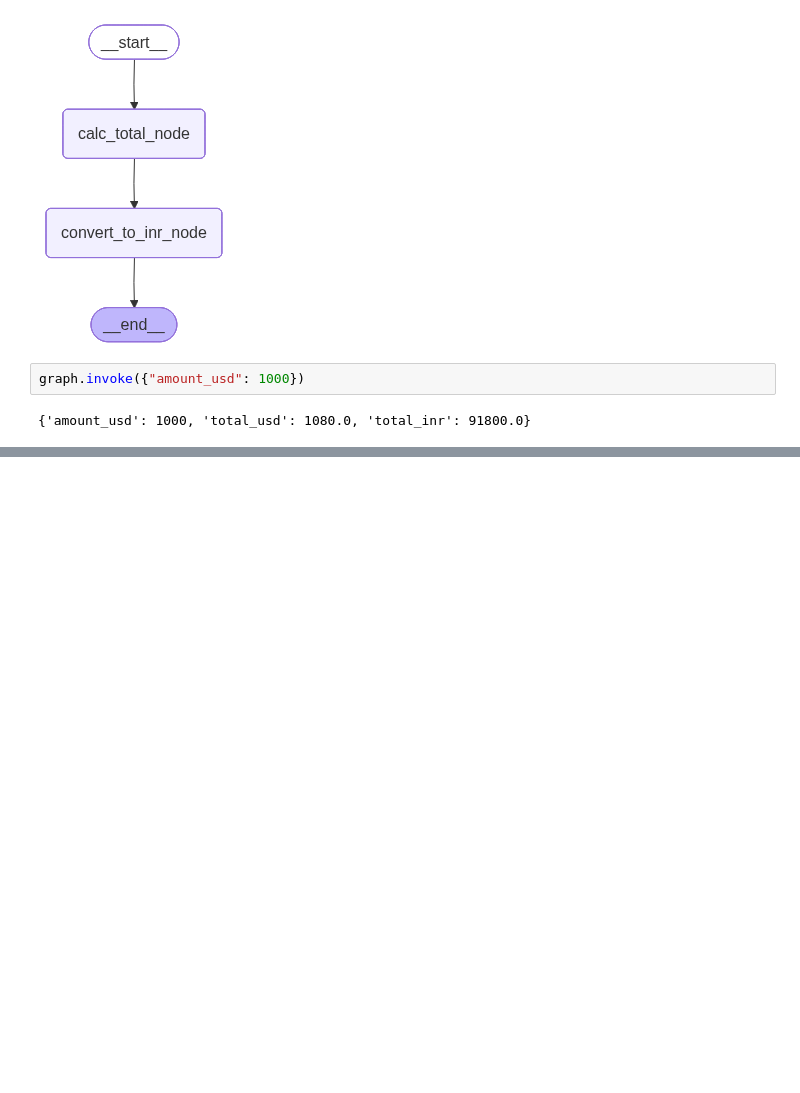
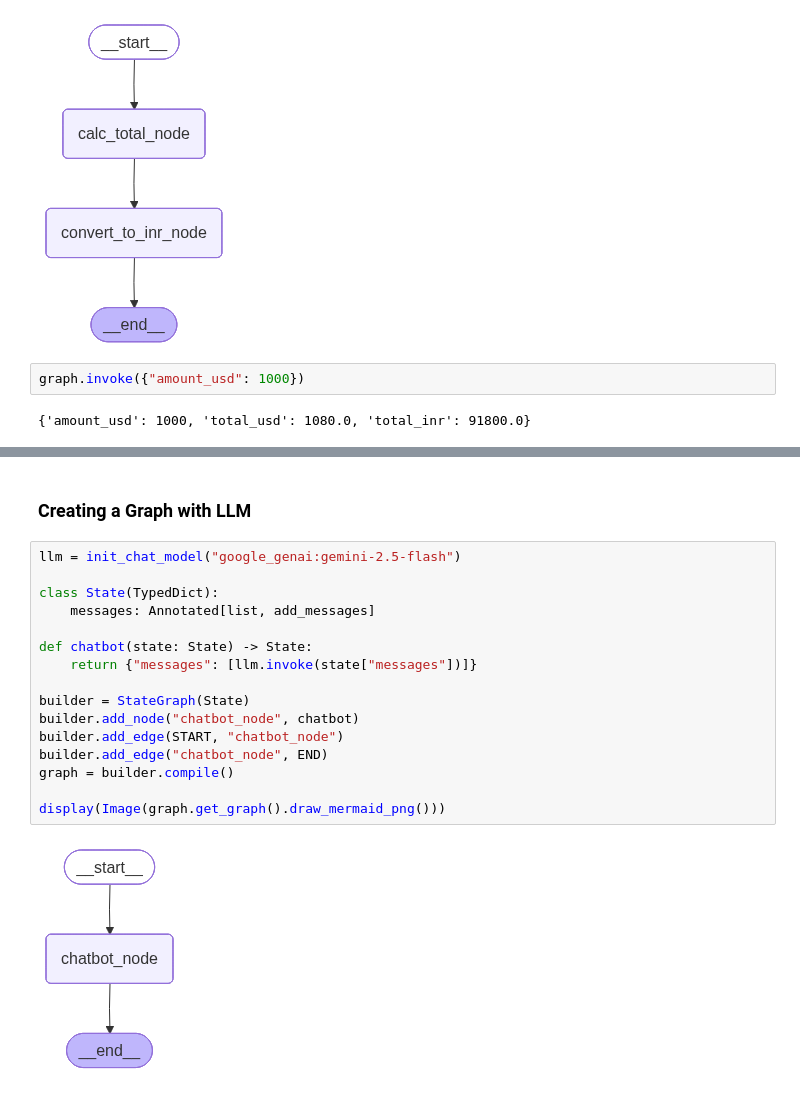
Before and after one commit to dilansenuruk/AI-Projects, a Jupyter notebook: LangGraph.ipynb, the cells around one changed output, grey strips where cells are left out. Drawn from its saved outputs; the diff is of its cells as text; blank space fills up the shorter version.

```diff
--- a/LangGraph.ipynb
+++ b/LangGraph.ipynb
@@ -106,0 +163,20 @@ graph.invoke({"amount_usd": 1000})
+# %% [markdown]
+### Creating a Graph with LLM
+# %%
+llm = init_chat_model("google_genai:gemini-2.5-flash")
+
+class State(TypedDict):
+    messages: Annotated[list, add_messages]
+
+def chatbot(state: State) -> State:
+    return {"messages": [llm.invoke(state["messages"])]}
+
+builder = StateGraph(State)
+builder.add_node("chatbot_node", chatbot)
+builder.add_edge(START, "chatbot_node")
+builder.add_edge("chatbot_node", END)
+graph = builder.compile()
+
+display(Image(graph.get_graph().draw_mermaid_png()))
+# %% [output]
+[figure, added]
```
Also changed, not shown: parts of 6 cells of this notebook, 1 other file.
